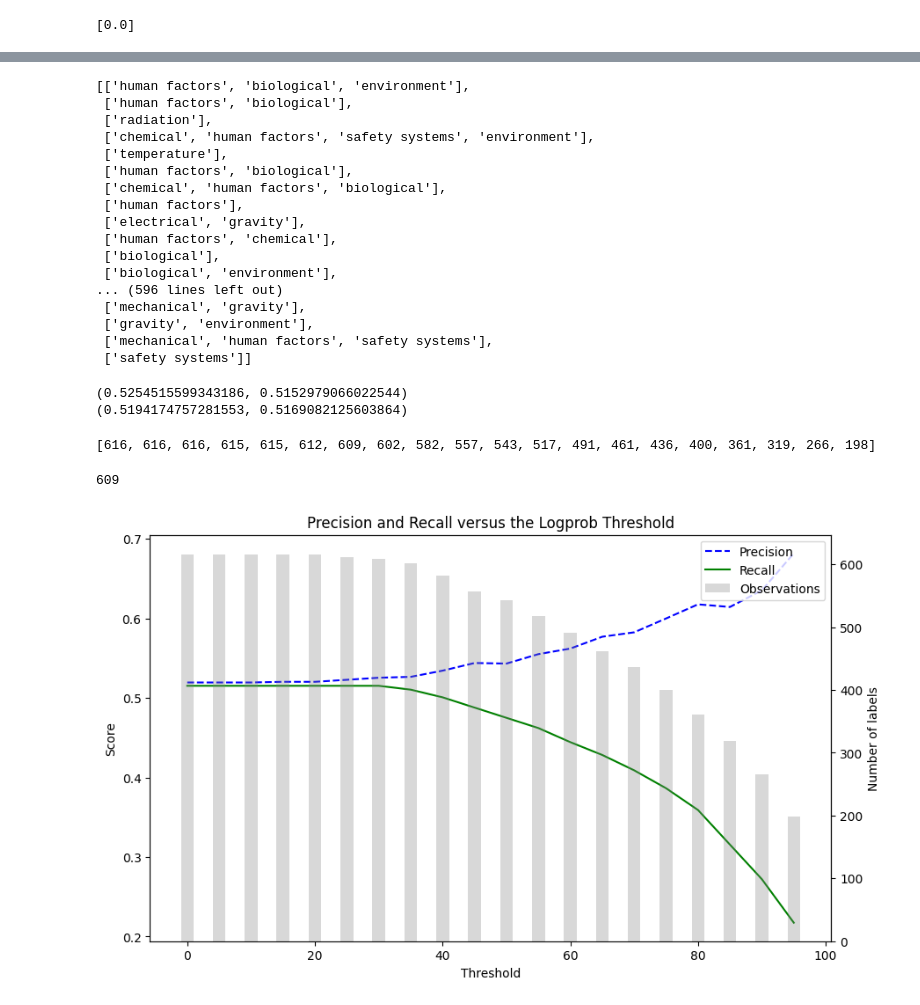
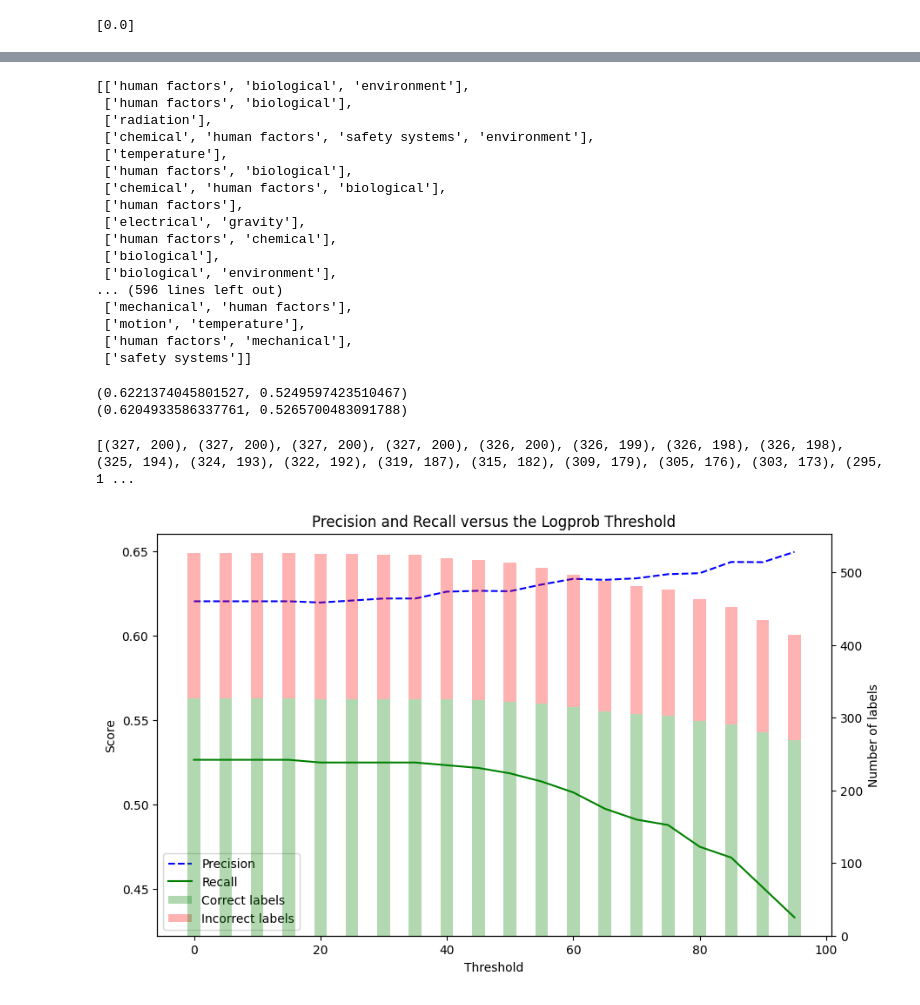
Before and after one commit to panu-hietanen/Empirisys, a Jupyter notebook: lp_analysis.ipynb, the cells around one changed output, grey strips where cells are left out. Saved outputs shown, nothing was run; the diff lists cells and outputs as text; code cells hidden in the pictures.

```diff
--- a/lp_analysis.ipynb
+++ b/lp_analysis.ipynb
@@ -138,7 +138,10 @@ lsr_dict = {
     "Working at Height": "Protect yourself against a fall when working at height. I inspect my fall protection equipment before use. I secure tools and work materials to prevent dropped objects. I tie off 100% to approved anchor points while outside a protected area. Working at height outside a protected area (such as an elevated work area not enclosed by hand rails) requires the use of approved fall protection equipment secured to an approved anchor point. Other considerations for working at height include ladders, work over water, rope access, floor openings, access hatches, and inspection pits. Floor openings should be protected with physical barriers to prevent falls. Preventing objects from falling from height and using physical barriers below working area keeps you and people working below you safe. IOGP recommends that companies define working at height as work at or above 1.8m/6ft, unless local legislation requires a lower height. Scaffolds should be properly constructed, inspected and certified."
 }
 # %%
-df = pd.read_csv('Data\logprobs_GD_002_boosted_2024-07-24.csv')
+# df = pd.read_csv('Data\logprobs_GD_002_boosted_2024-07-24.csv')
+# df = pd.read_csv('Data\logprobs_GD_003_boosted_2024-07-30.csv')
+df = pd.read_csv('Data\logprobs_GD_004_boosted_2024-07-30.csv')
+
 
 entity = 'hazard'
 lp = df[f'logprobs_{entity}']
@@ -437,6 +433,18 @@ def calc_stats(pred, act):
     recall = tp / (tp + fn) if (tp + fn) > 0 else 0
 
     return precision, recall
+
+def compare_labels(list, classified):
+    output = []
+    corr = 0
+    inc = 0
+    for l, c in zip(list, classified):
+        for i in l:
+            if i in c[0]:
+                corr += 1
+            else:
+                inc += 1
+    return (corr, inc)
 # %%
 sme_labels = list(df[f'{entity}_labels'])
 sme_labels = [ast.literal_eval(x) for x in sme_labels]
@@ -460,10 +468,22 @@ pp(boost_labels)
  ['biological'],
  ['biological', 'environment'],
 ... (596 lines left out)
- ['mechanical', 'gravity'],
- ['gravity', 'environment'],
- ['mechanical', 'human factors', 'safety systems'],
+ ['mechanical', 'human factors'],
+ ['motion', 'temperature'],
+ ['human factors', 'mechanical'],
  ['safety systems']]
+# %%
+labels_classified = []
+
+for idx, row in df.iterrows():
+    current_corr_list = []
+    current_inc_list = []
+    for key in combined_tokens[idx].keys():
+        if key.lower() in ast.literal_eval(row[f'{entity}_labels']):
+            current_corr_list.append(key)
+        else:
+            current_inc_list.append(key)
+    labels_classified.append((current_corr_list, current_inc_list))
 # %%
 cleaned_labels = label_threshold(combined_tokens, 30)
 
@@ -477,55 +497,56 @@ n_labels = []
 
 for i in thresholds:
     labels = label_threshold(combined_tokens, i)
-    n_labels.append(sum([len(i) for i in labels]))
+    n_labels.append(compare_labels(labels, labels_classified))
     results.append(calc_stats(labels, sme_labels))
 # %% [output]
-(0.5254515599343186, 0.5152979066022544)
-(0.5194174757281553, 0.5169082125603864)
+(0.6221374045801527, 0.5249597423510467)
+(0.6204933586337761, 0.5265700483091788)
 # %%
 print(n_labels)
 # %% [output]
-[616, 616, 616, 615, 615, 612, 609, 602, 582, 557, 543, 517, 491, 461, 436, 400, 361, 319, 266, 198]
+[(327, 200), (327, 200), (327, 200), (327, 200), (326, 200), (326, 199), (326, 198), (326, 198), (325, 194), (324, 193), (322, 192), (319, 187), (315, 182), (309, 179), (305, 176), (303, 173), (295, 1 ...
-# %%
-sum([len(i) for i in cleaned_labels])
-# %% [output]
-609
 # %%
 fig, ax1 = plt.subplots(figsize=(10, 6))
 
 # Plot precision
 ax1.plot(thresholds, [x[0] for x in results], 'b--', label='Precision')
 # Plot recall
 ax1.plot(thresholds, [x[1] for x in results], 'g-', label='Recall')
 
 # Add labels and title
 ax1.set_xlabel('Threshold')
 ax1.set_ylabel('Score')
 ax1.set_title('Precision and Recall versus the Logprob Threshold')
 ax1.legend(loc='upper left')
 
 # Create a second y-axis for the bar chart
 ax2 = ax1.twinx()
 ax2.set_ylabel('Number of labels')
-ax2.bar(thresholds, n_labels, alpha=0.3, color='gray', width=2, align='center', label='Observations')
+
+values = [x[0] for x in n_labels]
+a = 0.3
+
+ax2.bar(thresholds, values, color='green', width=2, align='center', label='Correct labels', alpha=a)
+ax2.bar(thresholds, [x[1] for x in n_labels], bottom=values, color='red', width=2, align='center', label='Incorrect labels', alpha=a)
 
 # Combine legends from both axes
 lines_1, labels_1 = ax1.get_legend_handles_labels()
 lines_2, labels_2 = ax2.get_legend_handles_labels()
-ax1.legend(lines_1 + lines_2, labels_1 + labels_2, loc='upper right')
+ax1.legend(lines_1 + lines_2, labels_1 + labels_2, loc='best')
 
 # Highlight the point where precision and recall intersect
 # Find the intersection point
 # for i in range(1, len(precision_values)):
 #     if precision_values[i] <= recall_values[i] and precision_values[i-1] > recall_values[i-1]:
 #         ax1.scatter(thresholds[i], precision_values[i], color='red')
 #         break
 
 # Add grid and show plot
 # ax1.grid(True)
 plt.show()
 # %% [output]
-[figure, old version]
+[figure, new version]
 # %%
 df[f'lp_average_{entity}'] = res
 df.head()
```
Also changed, not shown: parts of 14 cells of this notebook.
